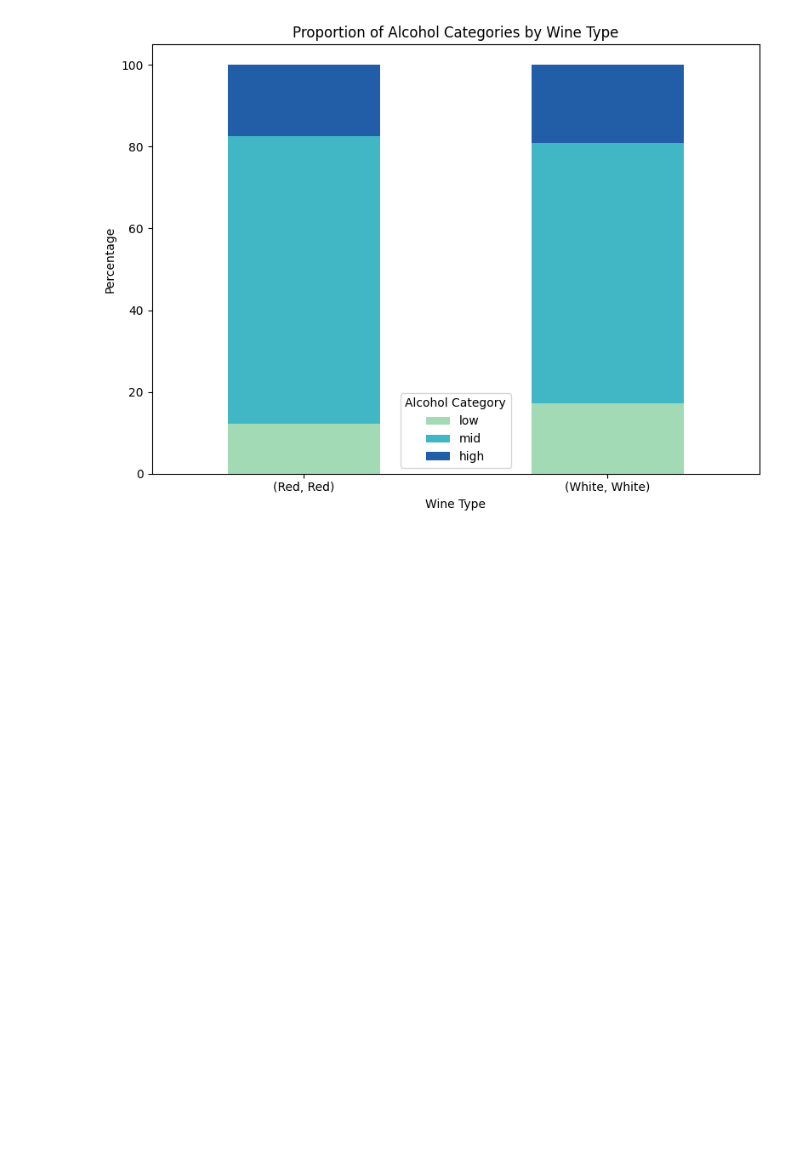
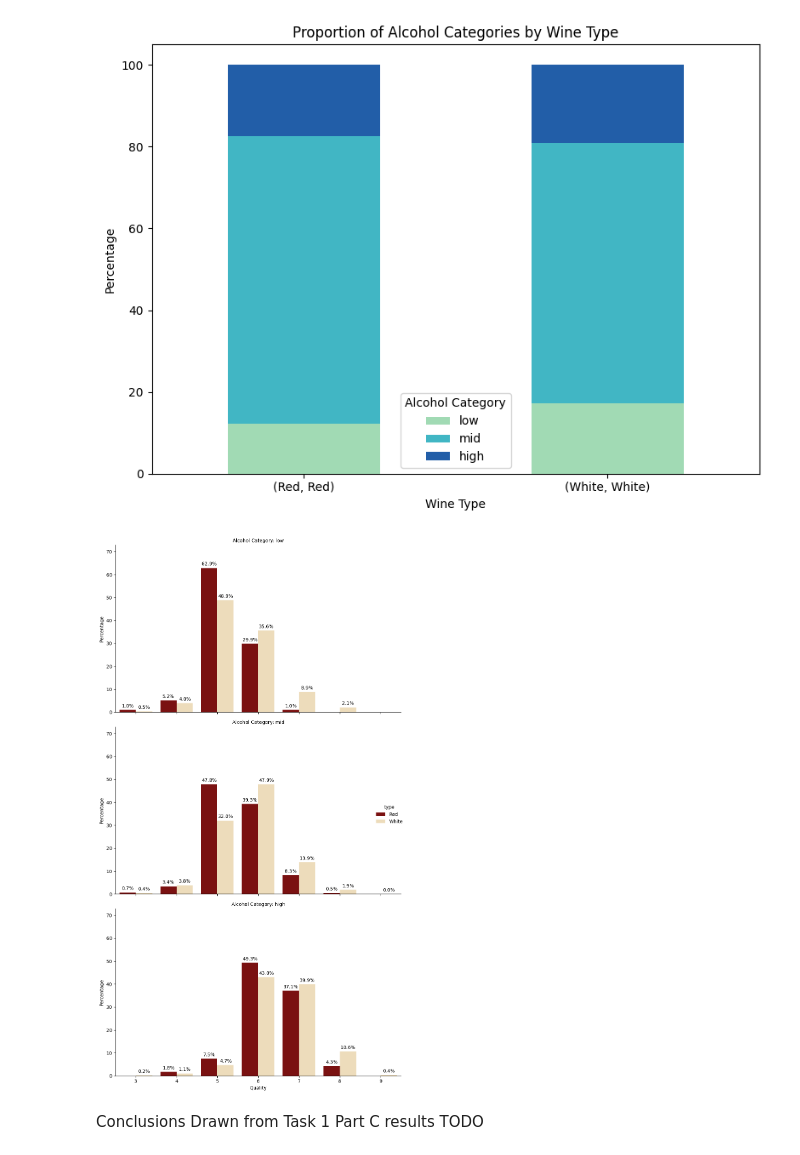
Before and after one commit to SamraatJain9/CSC2034_Project_Data, a Jupyter notebook: main.ipynb, the cells around one changed output. Cells and saved outputs as stored; diff of their text form; code cells hidden in the pictures; blank space fills up the shorter version.

Commit message:
Task 1 Part C

```diff
--- a/main.ipynb
+++ b/main.ipynb
@@ -337,3 +337,42 @@ Name: quality, dtype: float64
 [figure]
 # %%
 # Task 1, Part C - Describe the distribution of wine quality as in (1.A), but separately for low-, mid-, and high-alcohol content. Create suitable plots to illustrate. Can you draw any conclusions on the relationship between alcohol content and quality?
+
+# The percentage Distribution of quality by alcohol category
+quality_dist = (
+    combined_wine.groupby(['alcohol_cat', 'type', 'quality'], observed=True)
+    .size()
+    .groupby(level=[0, 1], observed=True)
+    .transform(lambda x: 100 * x / x.sum())
+    .reset_index(name='percentage')
+)
+
+# Plotting
+graph = seaborn.catplot(
+    data=quality_dist,
+    x='quality',
+    y='percentage',
+    hue='type',
+    col='alcohol_cat',
+    kind='bar',
+    palette={'Red': '#8B0000', 'White': '#F5DEB3'},
+    height=5.5,
+    aspect=1.5,
+    col_wrap=1
+)
+
+graph.set_titles("Alcohol Category: {col_name}")
+graph.set_axis_labels("Quality", "Percentage")
+graph.set(ylim=(0, quality_dist['percentage'].max() + 10))
+
+for ax in graph.axes.flat:
+    for container in ax.containers:
+        ax.bar_label(container, fmt='%.1f%%', padding=3)
+
+plt.tight_layout()
+plt.show()
+# %% [output]
+[figure, added]
+# %% [markdown]
+Conclusions Drawn from Task 1 Part C results
+TODO
```
Also changed, not shown: parts of 2 cells of this notebook.
